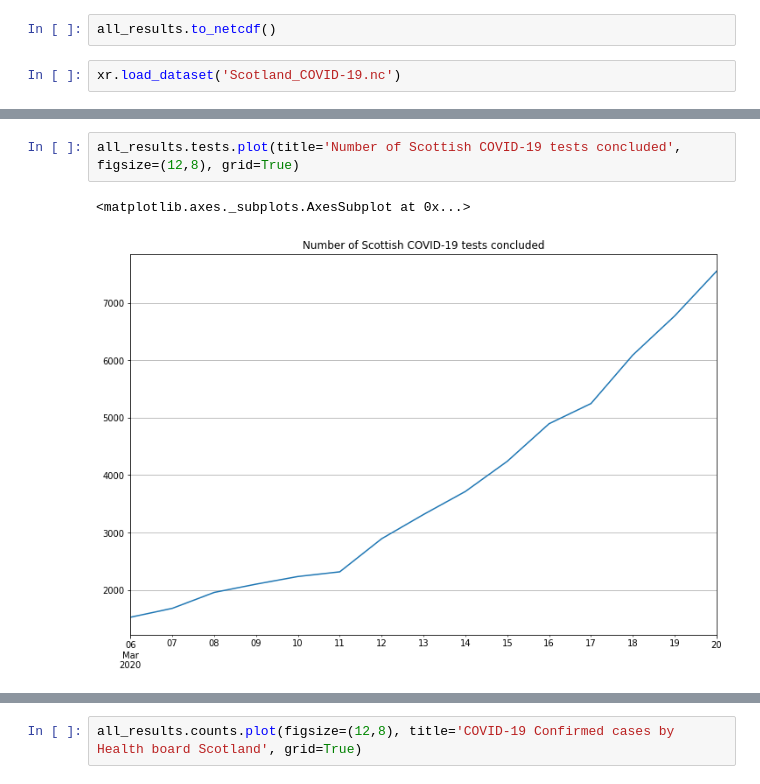
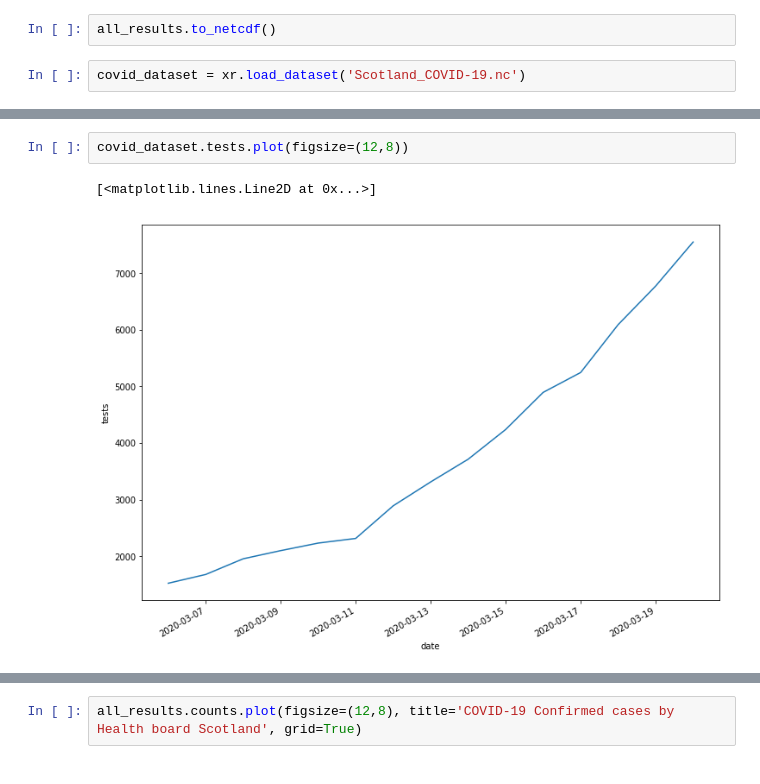
Before and after one commit to seumasmorrison/Scotland_COVID-19, a Jupyter notebook: Scotland_COVID-19.ipynb, the cells around one changed output, grey strips where cells are left out. Drawn from its saved outputs; the diff is of its cells as text.

```diff
--- a/Scotland_COVID-19.ipynb
+++ b/Scotland_COVID-19.ipynb
@@ -167,4 +167,4 @@ all_results = ScotlandCOVID19Results(results)
 # %%
 all_results.to_netcdf()
 # %%
-xr.load_dataset('Scotland_COVID-19.nc')
+covid_dataset = xr.load_dataset('Scotland_COVID-19.nc')
@@ -201,8 +171,8 @@ Type:      method
 # %%
-all_results.tests.plot(title='Number of Scottish COVID-19 tests concluded', figsize=(12,8), grid=True)
+covid_dataset.tests.plot(figsize=(12,8))
 # %% [output]
-<matplotlib.axes._subplots.AxesSubplot at 0x...>
+[<matplotlib.lines.Line2D at 0x...>]
-[figure, old version]
+[figure, new version]
 # %%
 print("Daily increase in number of test concluded")
 all_results.tests.diff()[1:].astype('int')
```
Also changed, not shown: parts of 5 cells of this notebook.
